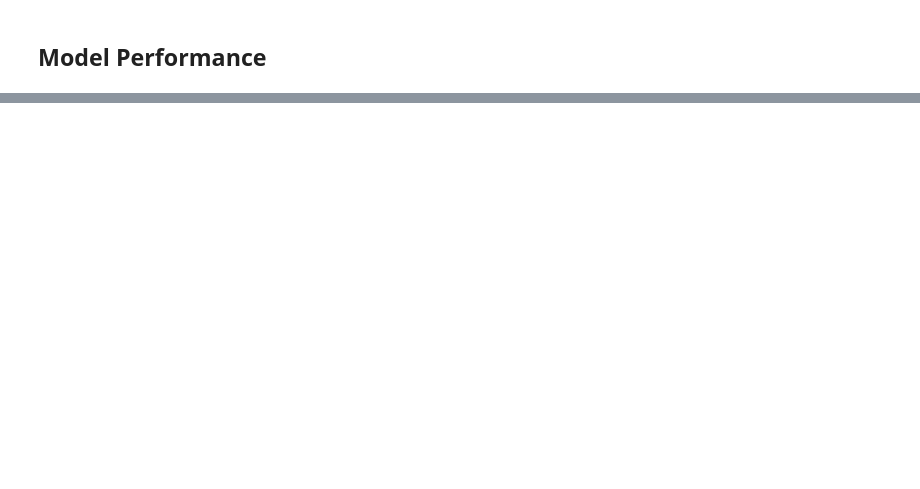
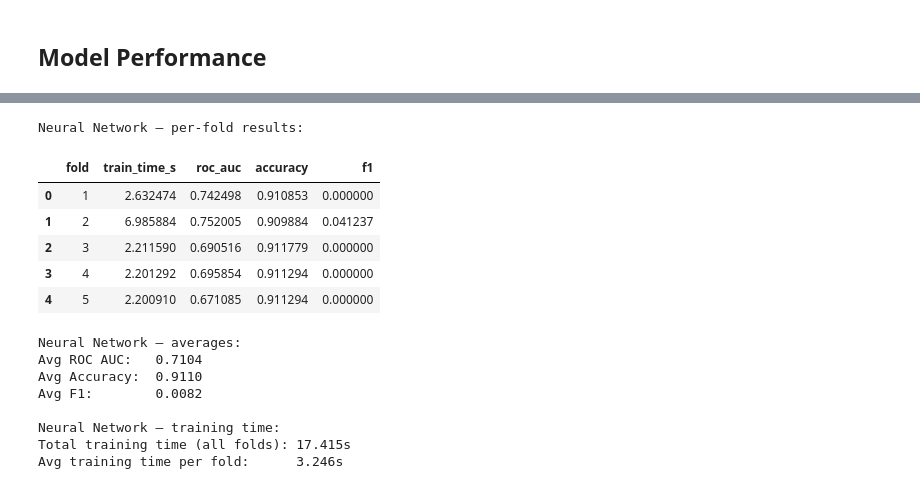
Before and after one commit to kangyuj0531/dsc180a-prism-data, a Jupyter notebook: feature_engineering/feature_selection.ipynb, the cells around one changed output, grey strips where cells are left out. Saved outputs shown, nothing was run; the diff lists cells and outputs as text; code cells hidden in the pictures; blank space fills up the shorter version.

```diff
--- a/feature_engineering/feature_selection.ipynb
+++ b/feature_engineering/feature_selection.ipynb
@@ -321,0 +327,60 @@ plt.show()
+# %%
+# === Model 2: Neural Network (EVALUATION) ===
+from sklearn.metrics import roc_auc_score, accuracy_score, f1_score
+
+nn_fold_times, nn_fold_auc, nn_fold_acc, nn_fold_f1 = [], [], [], []
+
+t0_total = time.perf_counter()
+
+for fold, (train_idx, test_idx) in enumerate(cv.split(Xb, y_arr), start=1):
+    X_train, X_test = Xb.iloc[train_idx], Xb.iloc[test_idx]
+    y_train, y_test = y_arr[train_idx], y_arr[test_idx]
+
+    t0 = time.perf_counter()
+    nn_model.fit(X_train, y_train)
+    nn_fold_times.append(time.perf_counter() - t0)
+
+    y_proba = nn_model.predict_proba(X_test)[:, 1]
+    y_pred = (y_proba >= 0.5).astype(int)
+
+    nn_fold_auc.append(roc_auc_score(y_test, y_proba))
+    nn_fold_acc.append(accuracy_score(y_test, y_pred))
+    nn_fold_f1.append(f1_score(y_test, y_pred))
+
+total_train_time = time.perf_counter() - t0_total
+
+results_nn = pd.DataFrame({
+    "fold": np.arange(1, len(nn_fold_times) + 1),
+    "train_time_s": nn_fold_times,
+    "roc_auc": nn_fold_auc,
+    "accuracy": nn_fold_acc,
+    "f1": nn_fold_f1
+})
+
+print("Neural Network — per-fold results:")
+display(results_nn)
+
+print("\nNeural Network — averages:")
+print(f"Avg ROC AUC:   {np.mean(nn_fold_auc):.4f}")
+print(f"Avg Accuracy:  {np.mean(nn_fold_acc):.4f}")
+print(f"Avg F1:        {np.mean(nn_fold_f1):.4f}")
+
+print("\nNeural Network — training time:")
+print(f"Total training time (all folds): {total_train_time:.3f}s")
+print(f"Avg training time per fold:      {np.mean(nn_fold_times):.3f}s")
+# %% [output]
+Neural Network — per-fold results:
+|  | fold | train_time_s | roc_auc | accuracy | f1 |
+| 0 | 1 | 2.632474 | 0.742498 | 0.910853 | 0.000000 |
+| 1 | 2 | 6.985884 | 0.752005 | 0.909884 | 0.041237 |
+| 2 | 3 | 2.211590 | 0.690516 | 0.911779 | 0.000000 |
+| 3 | 4 | 2.201292 | 0.695854 | 0.911294 | 0.000000 |
+| 4 | 5 | 2.200910 | 0.671085 | 0.911294 | 0.000000 |
+Neural Network — averages:
+Avg ROC AUC:   0.7104
+Avg Accuracy:  0.9110
+Avg F1:        0.0082
+
+Neural Network — training time:
+Total training time (all folds): 17.415s
+Avg training time per fold:      3.246s
```
Also changed, not shown: parts of 16 cells of this notebook.
